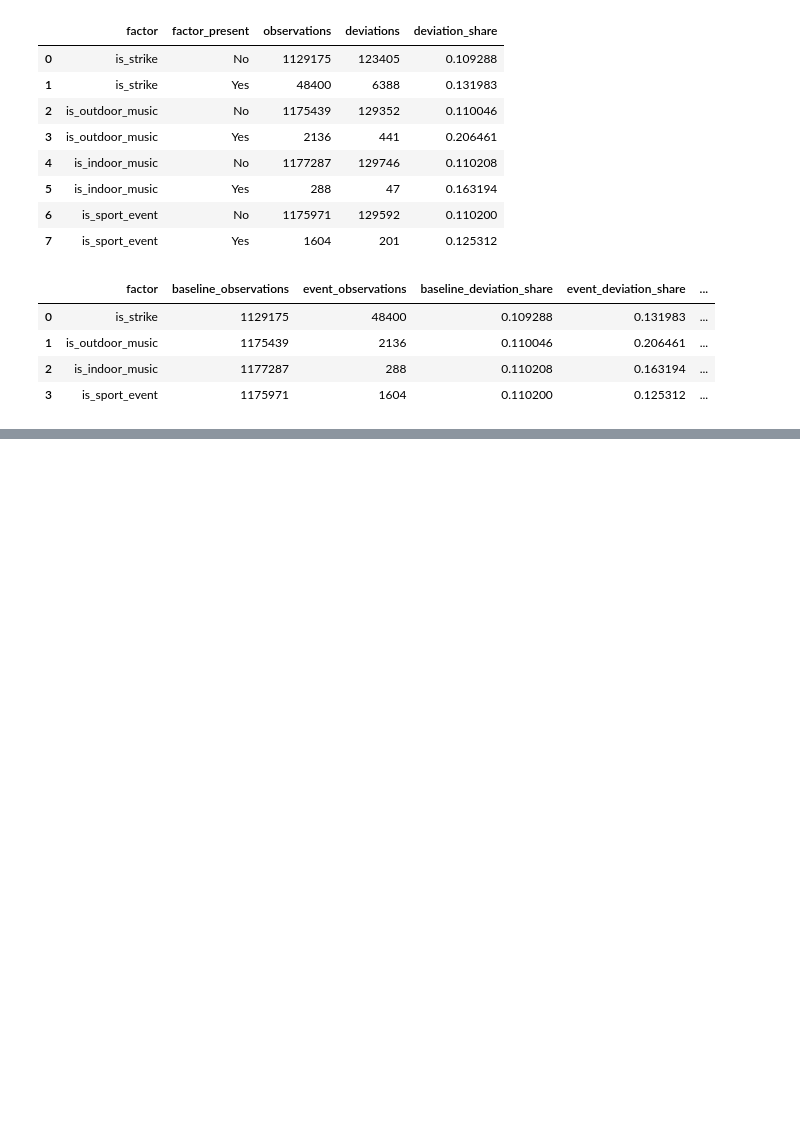
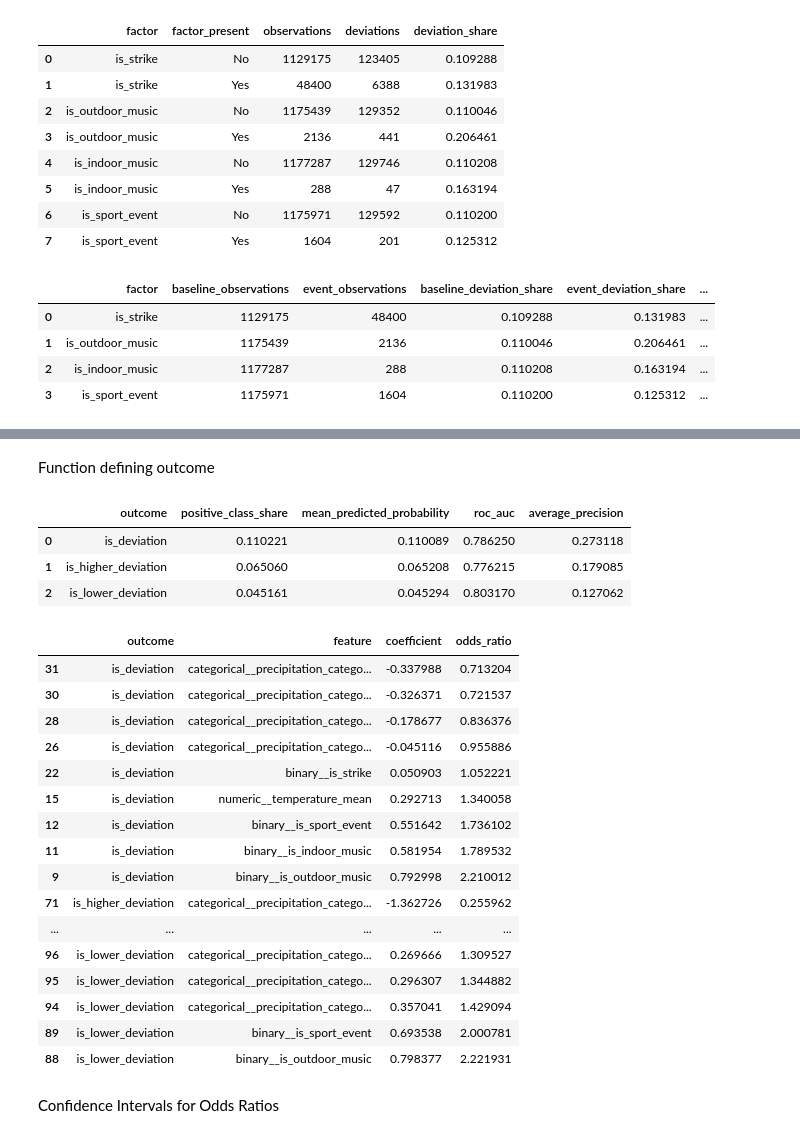
Before and after one commit to annasolodka/mda-cycling-traffic-analysis, a Jupyter notebook: notebooks/05_detect_deviations.ipynb, the cells around one changed output, grey strips where cells are left out. Saved outputs shown, nothing was run; the diff lists cells and outputs as text; code cells hidden in the pictures; blank space fills up the shorter version.

Commit message:
Deviations analysis 02.

```diff
--- a/notebooks/05_detect_deviations.ipynb
+++ b/notebooks/05_detect_deviations.ipynb
@@ -1347,0 +1418,2 @@ fig.show()
+# %% [markdown]
+Function defining outcome
@@ -1347,0 +1474,72 @@ fig.show()
+# %%
+any_deviation_pipeline, any_deviation_coefficients, any_deviation_performance = fit_deviation_logistic_model(
+    deviation_model_data,
+    "is_deviation"
+)
+# %%
+higher_deviation_pipeline, higher_deviation_coefficients, higher_deviation_performance = fit_deviation_logistic_model(
+    deviation_model_data,
+    "is_higher_deviation"
+)
+# %%
+lower_deviation_pipeline, lower_deviation_coefficients, lower_deviation_performance = fit_deviation_logistic_model(
+    deviation_model_data,
+    "is_lower_deviation"
+)
+# %%
+logistic_performance = pd.concat(
+    [
+        any_deviation_performance,
+        higher_deviation_performance,
+        lower_deviation_performance,
+    ],
+    ignore_index=True
+)
+
+logistic_performance
+# %% [output]
+|  | outcome | positive_class_share | mean_predicted_probability | roc_auc | average_precision |
+| 0 | is_deviation | 0.110221 | 0.110089 | 0.786250 | 0.273118 |
+| 1 | is_higher_deviation | 0.065060 | 0.065208 | 0.776215 | 0.179085 |
+| 2 | is_lower_deviation | 0.045161 | 0.045294 | 0.803170 | 0.127062 |
+# %%
+all_logistic_coefficients = pd.concat(
+    [
+        any_deviation_coefficients,
+        higher_deviation_coefficients,
+        lower_deviation_coefficients,
+    ],
+    ignore_index=True
+)
+# %%
+external_factor_coefficients = all_logistic_coefficients[
+    all_logistic_coefficients["feature"].str.contains(
+        "temperature|precipitation|strike|outdoor|indoor|sport",
+        case=False,
+        regex=True
+    )
+].copy()
+
+external_factor_coefficients.sort_values(
+    ["outcome", "odds_ratio"],
+)
+# %% [output]
+|  | outcome | feature | coefficient | odds_ratio |
+| 31 | is_deviation | categorical__precipitation_catego... | -0.337988 | 0.713204 |
+| 30 | is_deviation | categorical__precipitation_catego... | -0.326371 | 0.721537 |
+| 28 | is_deviation | categorical__precipitation_catego... | -0.178677 | 0.836376 |
+| 26 | is_deviation | categorical__precipitation_catego... | -0.045116 | 0.955886 |
+| 22 | is_deviation | binary__is_strike | 0.050903 | 1.052221 |
+| 15 | is_deviation | numeric__temperature_mean | 0.292713 | 1.340058 |
+| 12 | is_deviation | binary__is_sport_event | 0.551642 | 1.736102 |
+| 11 | is_deviation | binary__is_indoor_music | 0.581954 | 1.789532 |
+| 9 | is_deviation | binary__is_outdoor_music | 0.792998 | 2.210012 |
+| 71 | is_higher_deviation | categorical__precipitation_catego... | -1.362726 | 0.255962 |
+| ... | ... | ... | ... | ... |
+| 96 | is_lower_deviation | categorical__precipitation_catego... | 0.269666 | 1.309527 |
+| 95 | is_lower_deviation | categorical__precipitation_catego... | 0.296307 | 1.344882 |
+| 94 | is_lower_deviation | categorical__precipitation_catego... | 0.357041 | 1.429094 |
+| 89 | is_lower_deviation | binary__is_sport_event | 0.693538 | 2.000781 |
+| 88 | is_lower_deviation | binary__is_outdoor_music | 0.798377 | 2.221931 |
+# %% [markdown]
+Confidence Intervals for Odds Ratios
```
Also changed, not shown: parts of 15 cells of this notebook.
